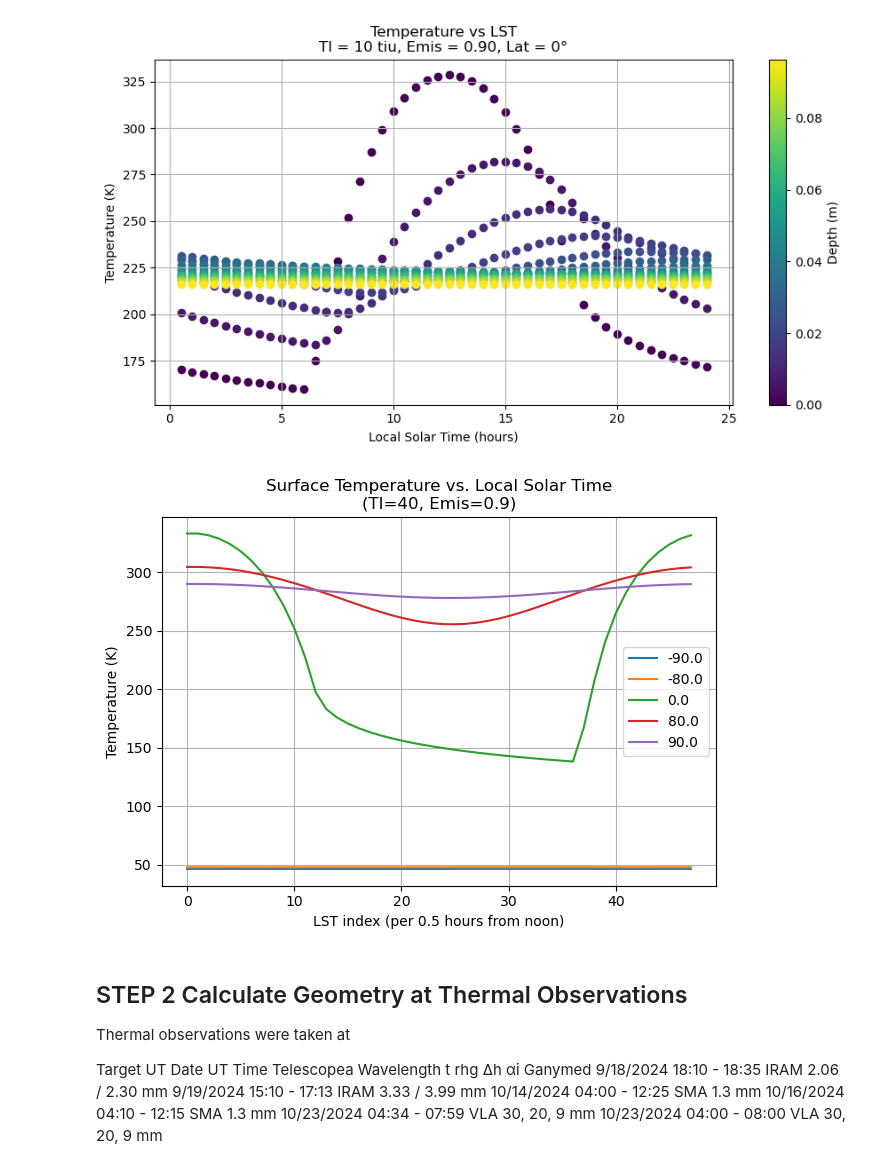
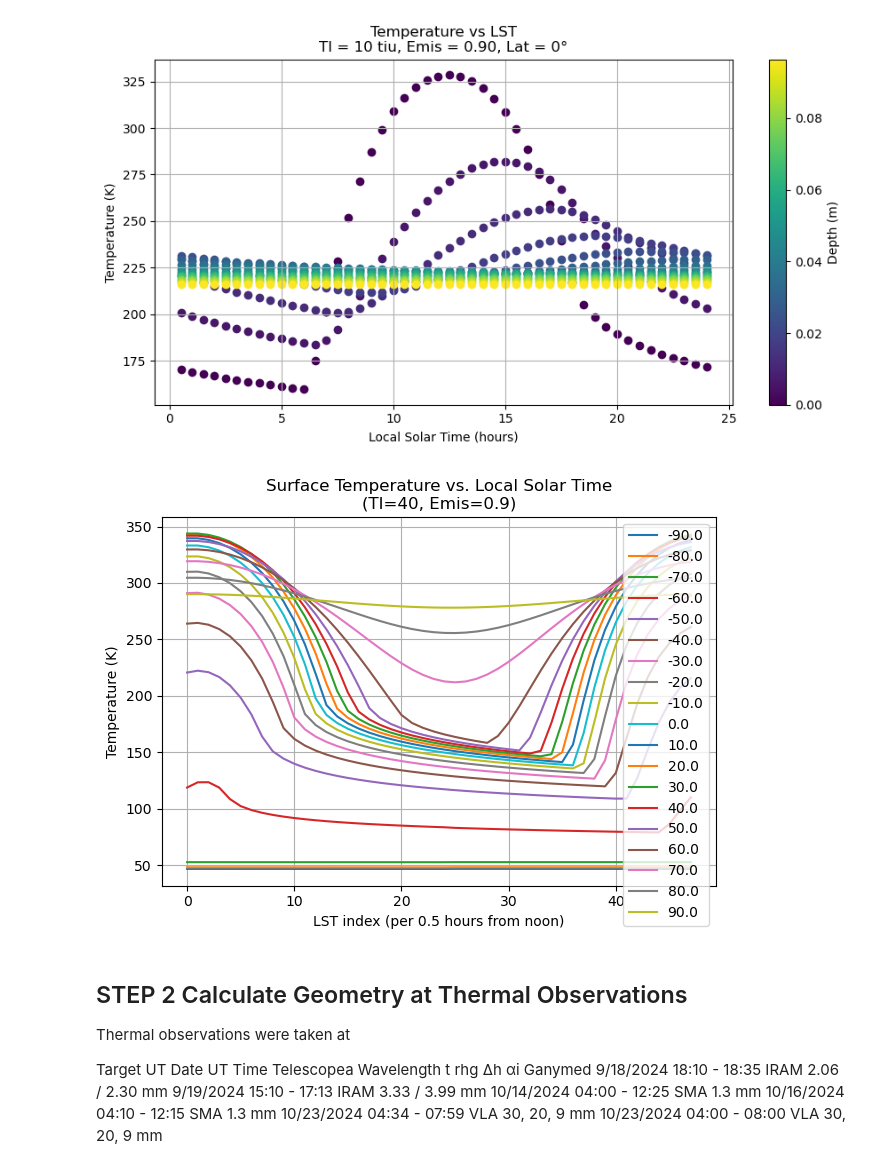
Before and after one commit to zzzxdzzz/Thermal_fit, a Jupyter notebook: Ganymed/Integrated_photometry-Ganymed.ipynb, the cells around one changed output. Cells and saved outputs as stored; diff of their text form; code cells hidden in the pictures.

```diff
--- a/Ganymed/Integrated_photometry-Ganymed.ipynb
+++ b/Ganymed/Integrated_photometry-Ganymed.ipynb
@@ -329,21 +329,21 @@ t.info()
 # %%
 
 # plots surface temperature curves vs. time (LST index) for multiple latitudes using one specific KRC model (TI = 40, emis = 0.90).
 t = fits.open('KRC/Ganymed/tref_gamma40_emis0.90.fits')
-lats = [0, 1, 9, 17, 18] # latitude indices: from -90° to +90°
+lats = [0,1,2, 3,4,5,6,7,8, 9,10,11,12,13, 14,15,16,17, 18] # latitude indices: from -90° to +90°
 
 plt.figure()
 for lat in lats:
     plt.plot(t[0].data[lat, 0, :]) # temp[lat, depth=0, time]
 #jp.pplot(xlabel='LST index (per 0.5 hours from noon)', ylabel='T (K)', skipline=True)
 plt.legend(t['lat'].data[lats]) # show latitude values in legend
 plt.xlabel('LST index (per 0.5 hours from noon)')
 plt.ylabel('Temperature (K)')
 plt.title('Surface Temperature vs. Local Solar Time\n(TI=40, Emis=0.9)')
 plt.grid(True)
 plt.tight_layout()
 # %% [output]
-[figure, old version]
+[figure, new version]
 # %% [markdown]
 ## STEP 2 Calculate Geometry at Thermal Observations
 
```
